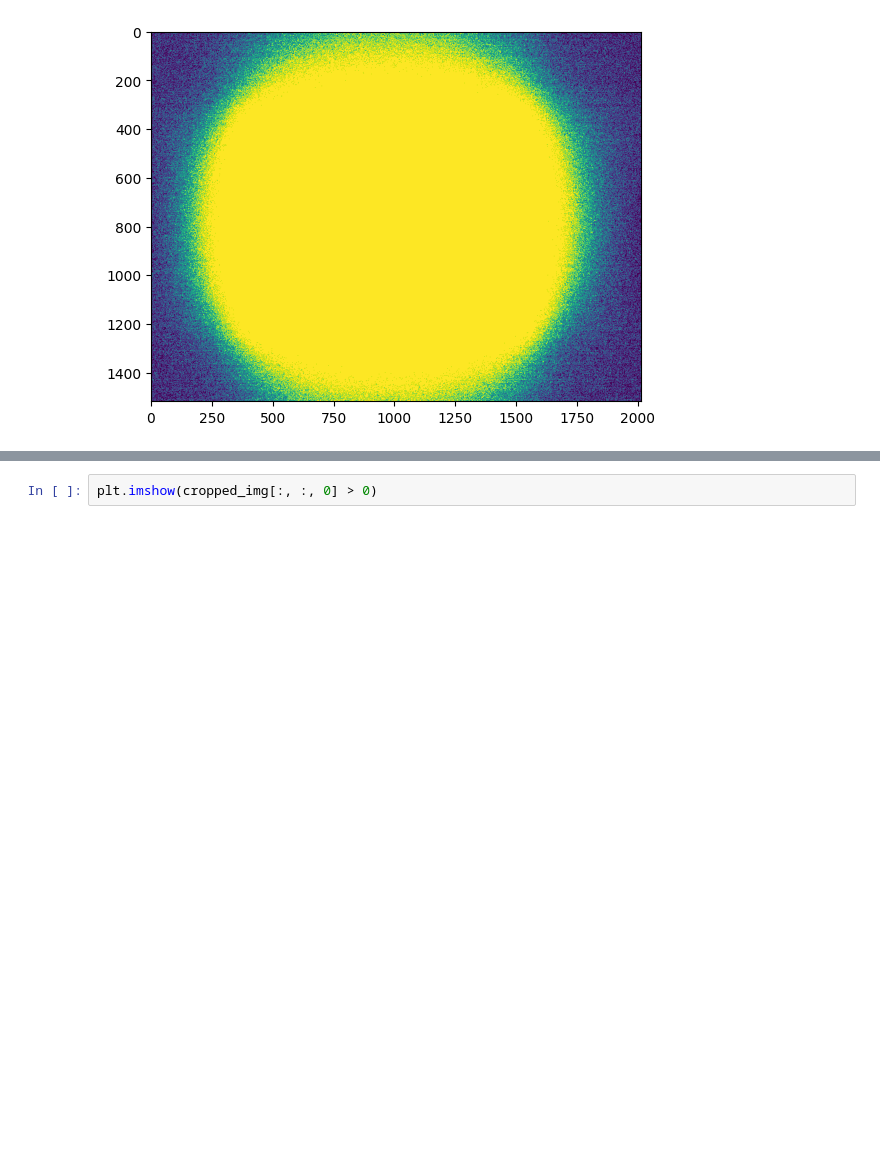
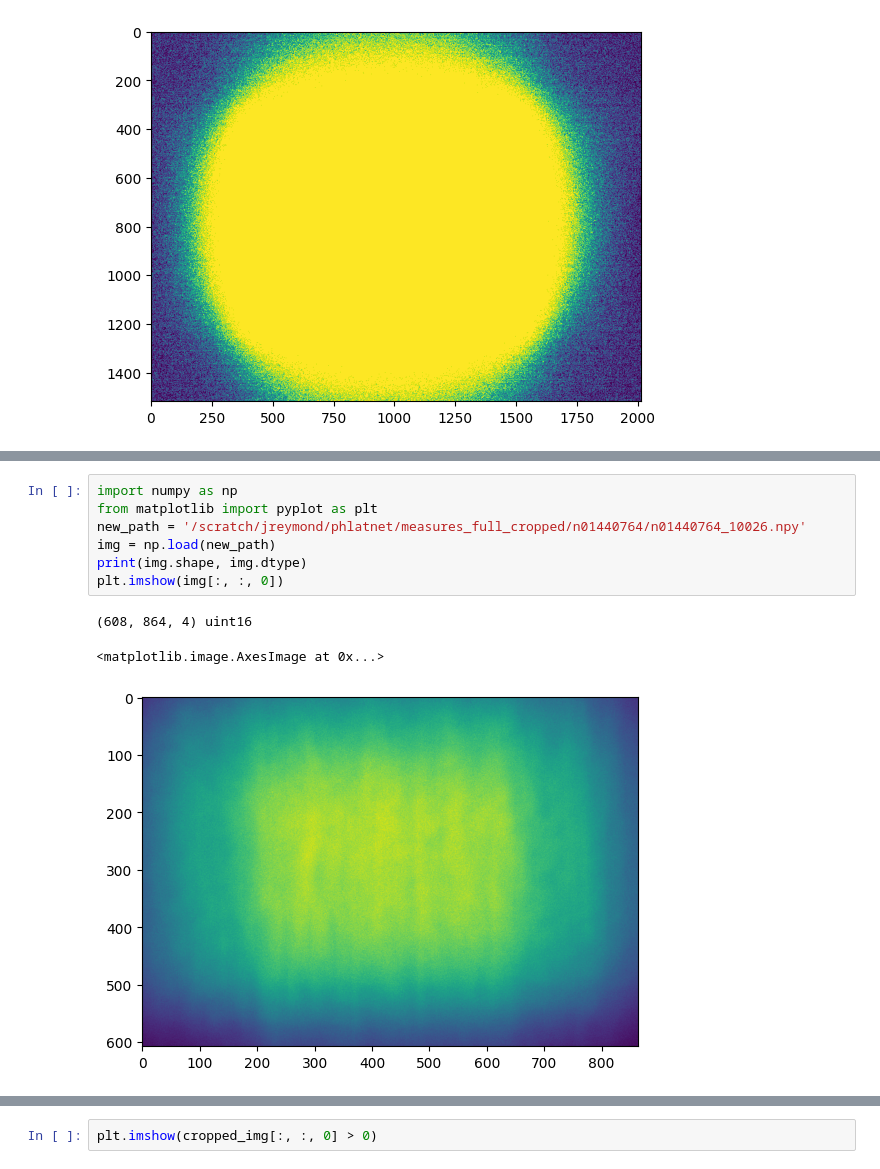
Before and after one commit to jonreymond/lensless_ml, a Jupyter notebook: draft.ipynb, the cells around one changed output, grey strips where cells are left out. Saved outputs shown, nothing was run; the diff lists cells and outputs as text; blank space fills up the shorter version.

```diff
--- a/draft.ipynb
+++ b/draft.ipynb
@@ -671,0 +801,11 @@ plt.imshow(img[:, :, 0] > 0)
+# %%
+import numpy as np
+from matplotlib import pyplot as plt
+new_path = '/scratch/jreymond/phlatnet/measures_full_cropped/n01440764/n01440764_10026.npy'
+img = np.load(new_path)
+print(img.shape, img.dtype)
+plt.imshow(img[:, :, 0])
+# %% [output]
+(608, 864, 4) uint16
+<matplotlib.image.AxesImage at 0x...>
+[figure, added]
```
Also changed, not shown: parts of 38 cells of this notebook, 12 other files.
